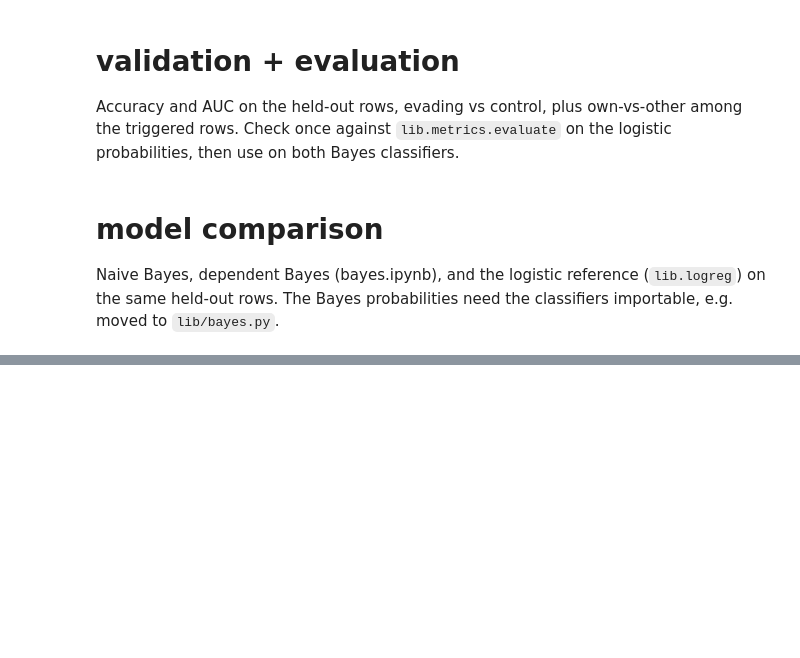
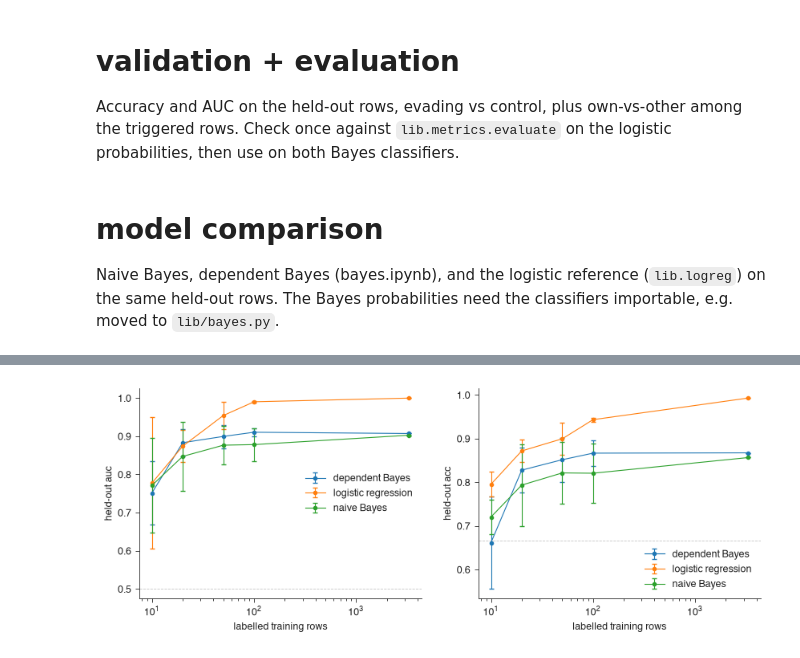
Before and after one commit to star2vec/falsefaced, a Jupyter notebook: notebooks/comparison.ipynb, the cells around one changed output, grey strips where cells are left out. Drawn from its saved outputs; the diff is of its cells as text; code cells hidden in the pictures; blank space fills up the shorter version.

```diff
--- a/notebooks/comparison.ipynb
+++ b/notebooks/comparison.ipynb
@@ -32,0 +46,8 @@ p_logreg = predict_proba(fit_logreg(X_train, y_train), X_test)
+# %%
+curve = E.label_curve(task)
+plots.style()
+import matplotlib.pyplot as plt
+fig, (a, b) = plt.subplots(1, 2, figsize=(10, 3.4))
+plots.label_curve(curve, "auc", ax=a); plots.label_curve(curve, "acc", ax=b)
+curve.groupby(["n", "classifier"], sort=False)[["acc", "auc", "auc_own_vs_other"]].mean().unstack().round(3)
+# %% [output]
@@ -32,0 +62 @@ p_logreg = predict_proba(fit_logreg(X_train, y_train), X_test)
+[figure, added]
```
Also changed, not shown: parts of 12 cells of this notebook, 5 other files.
